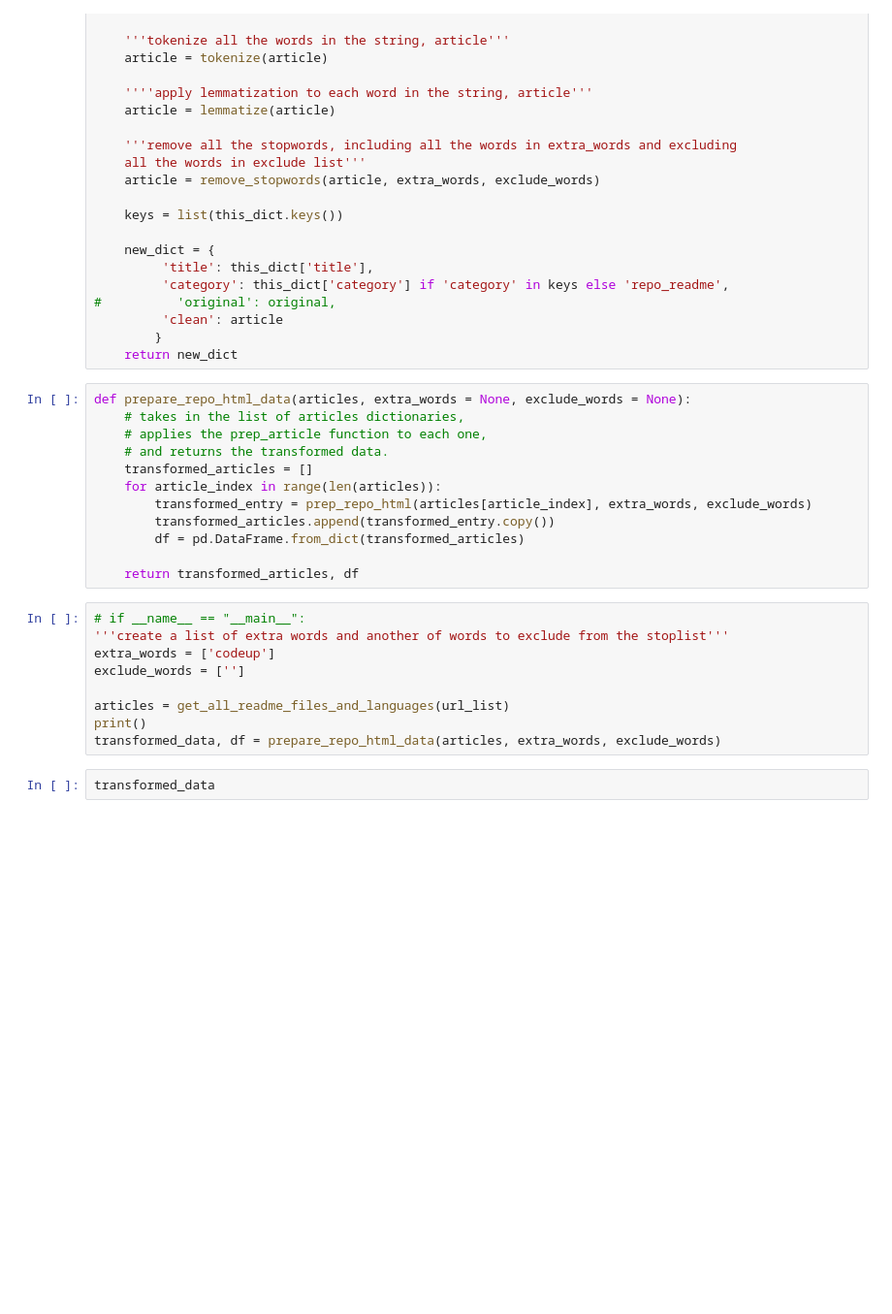
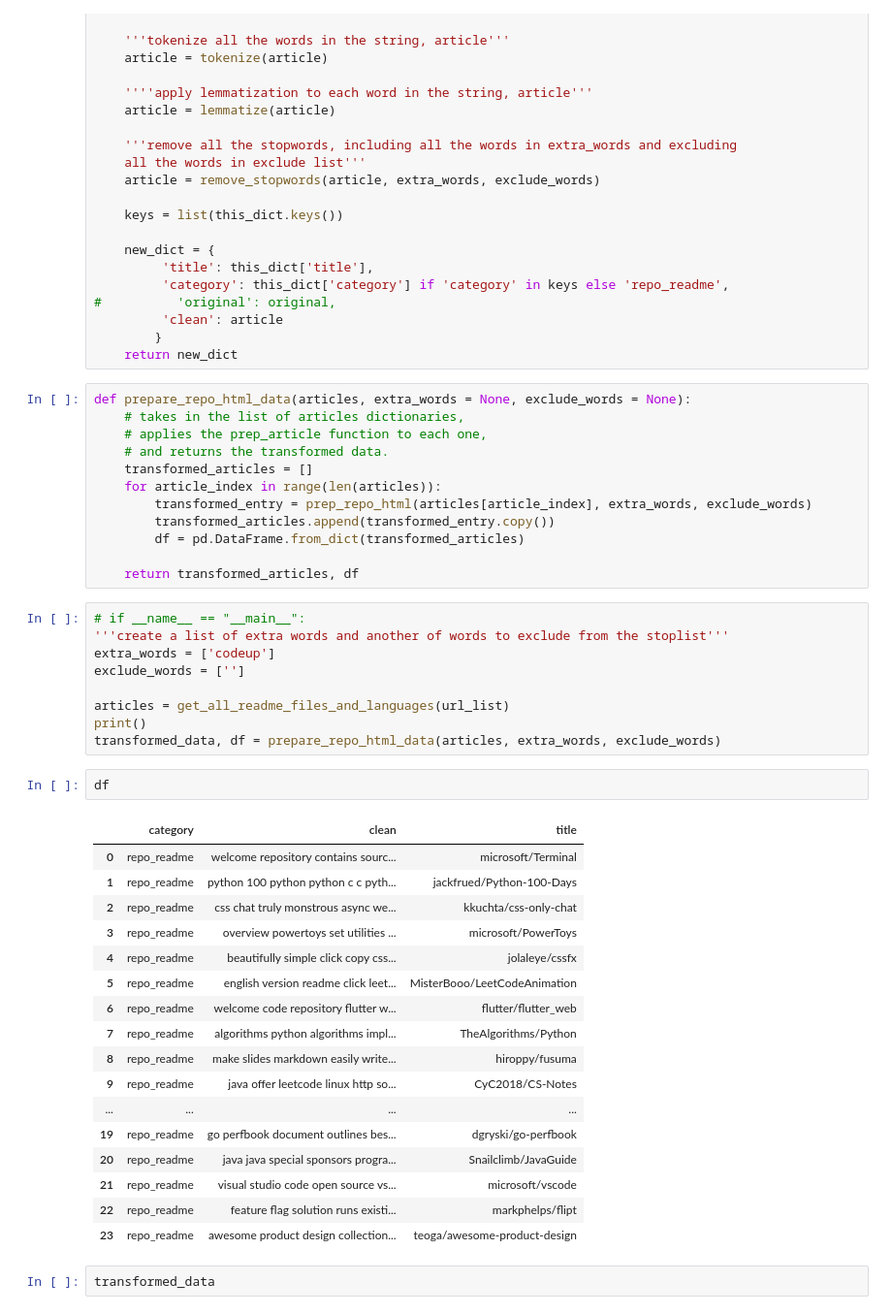
Before and after one commit to sandy-matthew-nlp/github_readme_language_analysis, a Jupyter notebook: prepare_readme_files.ipynb, the cells around one changed output. Shown at 97% size. Saved outputs shown, nothing was run; the diff lists cells and outputs as text; blank space fills up the shorter version.

```diff
--- a/prepare_readme_files.ipynb
+++ b/prepare_readme_files.ipynb
@@ -262,6 +262,26 @@ exclude_words = ['']
 articles = get_all_readme_files_and_languages(url_list)
 print()
 transformed_data, df = prepare_repo_html_data(articles, extra_words, exclude_words)
+# %%
+df
+# %% [output]
+|  | category | clean | title |
+| 0 | repo_readme | welcome repository contains sourc... | microsoft/Terminal |
+| 1 | repo_readme | python 100 python python c c pyth... | jackfrued/Python-100-Days |
+| 2 | repo_readme | css chat truly monstrous async we... | kkuchta/css-only-chat |
+| 3 | repo_readme | overview powertoys set utilities ... | microsoft/PowerToys |
+| 4 | repo_readme | beautifully simple click copy css... | jolaleye/cssfx |
+| 5 | repo_readme | english version readme click leet... | MisterBooo/LeetCodeAnimation |
+| 6 | repo_readme | welcome code repository flutter w... | flutter/flutter_web |
+| 7 | repo_readme | algorithms python algorithms impl... | TheAlgorithms/Python |
+| 8 | repo_readme | make slides markdown easily write... | hiroppy/fusuma |
+| 9 | repo_readme | java offer leetcode linux http so... | CyC2018/CS-Notes |
+| ... | ... | ... | ... |
+| 19 | repo_readme | go perfbook document outlines bes... | dgryski/go-perfbook |
+| 20 | repo_readme | java java special sponsors progra... | Snailclimb/JavaGuide |
+| 21 | repo_readme | visual studio code open source vs... | microsoft/vscode |
+| 22 | repo_readme | feature flag solution runs existi... | markphelps/flipt |
+| 23 | repo_readme | awesome product design collection... | teoga/awesome-product-design |
 # %%
 transformed_data
 # %% [output]
```
